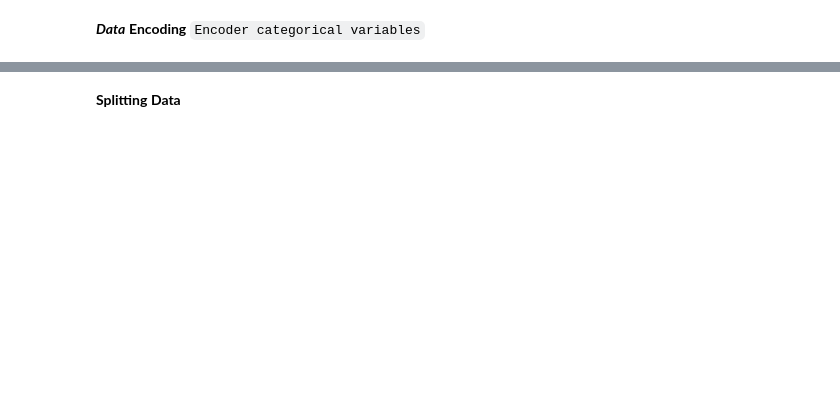
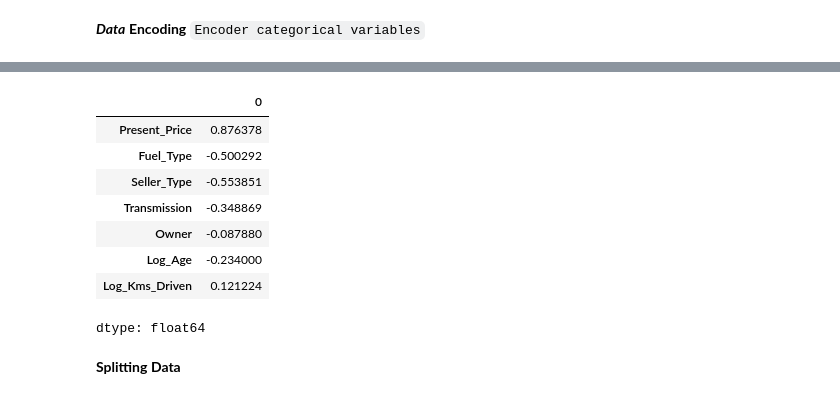
Before and after one commit to AichaELMouta/Car_Price_Prediction, a Jupyter notebook: car_price_prediction.ipynb, the cells around one changed output, grey strips where cells are left out. Saved outputs shown, nothing was run; the diff lists cells and outputs as text; code cells hidden in the pictures; blank space fills up the shorter version.

```diff
--- a/car_price_prediction.ipynb
+++ b/car_price_prediction.ipynb
@@ -492,3 +559,16 @@ px.scatter (car_data , x = 'Car_Name' , y = 'Selling_Price' , height = 600 , wid
+# %%
+corr_X_Y = X.corrwith(Y)
+corr_X_Y
+# %% [output]
+|  | 0 |
+| Present_Price | 0.876378 |
+| Fuel_Type | -0.500292 |
+| Seller_Type | -0.553851 |
+| Transmission | -0.348869 |
+| Owner | -0.087880 |
+| Log_Age | -0.234000 |
+| Log_Kms_Driven | 0.121224 |
+dtype: float64
 # %% [markdown]
 **Splitting** **Data**
 # %%
```
Also changed, not shown: parts of 34 cells of this notebook.
